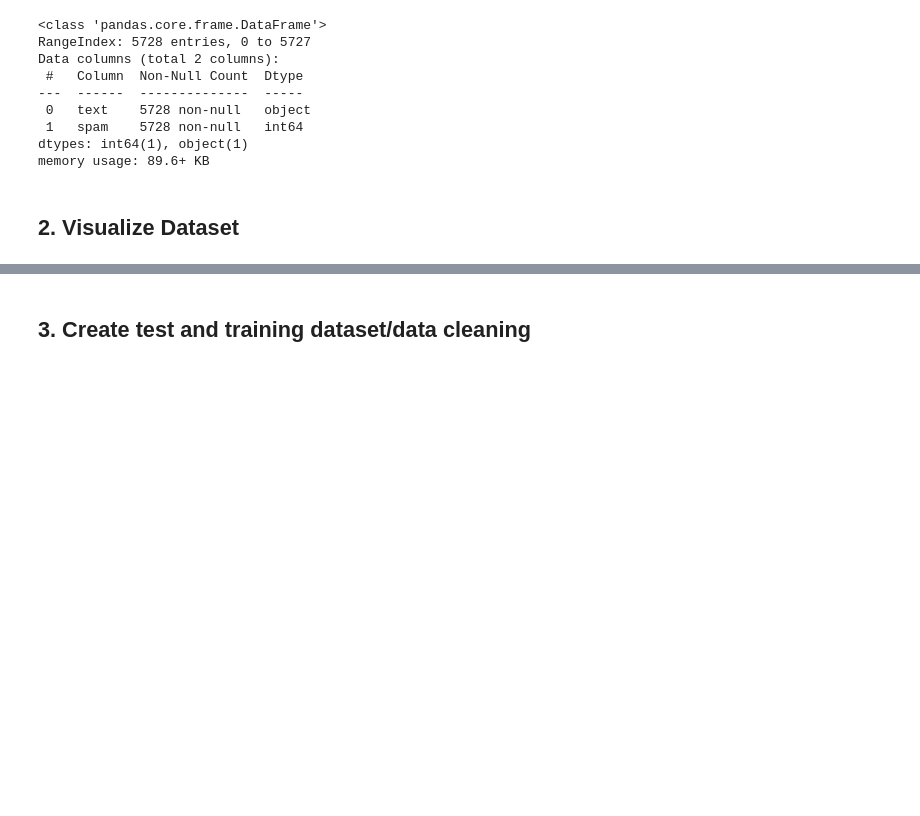
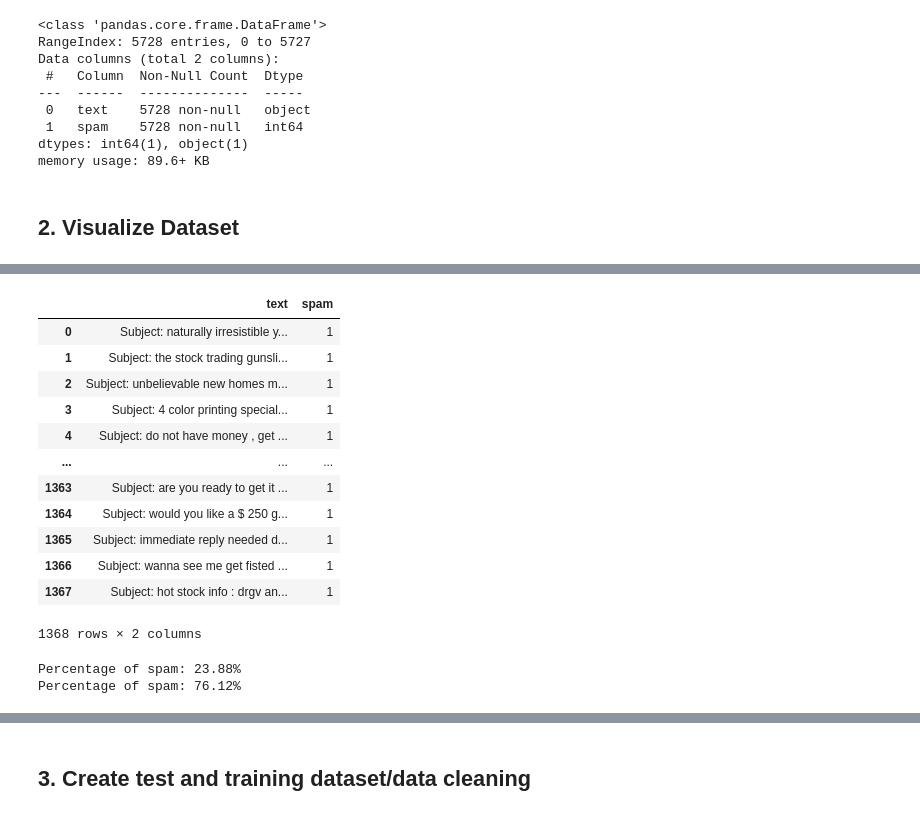
Before and after one commit to ahpmatias/NLP-spam-filter, a Jupyter notebook: Spam Classifier using Naive Bayes.ipynb, the cells around one changed output, grey strips where cells are left out. Saved outputs shown, nothing was run; the diff lists cells and outputs as text; code cells hidden in the pictures; blank space fills up the shorter version.

```diff
--- a/Spam Classifier using Naive Bayes.ipynb
+++ b/Spam Classifier using Naive Bayes.ipynb
@@ -56,0 +83,24 @@ memory usage: 89.6+ KB
+# %%
+spam_data
+# %% [output]
+|  | text | spam |
+| 0 | Subject: naturally irresistible y... | 1 |
+| 1 | Subject: the stock trading gunsli... | 1 |
+| 2 | Subject: unbelievable new homes m... | 1 |
+| 3 | Subject: 4 color printing special... | 1 |
+| 4 | Subject: do not have money , get ... | 1 |
+| ... | ... | ... |
+| 1363 | Subject: are you ready to get it ... | 1 |
+| 1364 | Subject: would you like a $ 250 g... | 1 |
+| 1365 | Subject: immediate reply needed d... | 1 |
+| 1366 | Subject: wanna see me get fisted ... | 1 |
+| 1367 | Subject: hot stock info : drgv an... | 1 |
+1368 rows × 2 columns
+# %%
+spam_percent = round((len(spam_data) / len(emails_df)) * 100, 2)
+ham_percent = 100 - spam_percent
+print(f'Percentage of spam: {spam_percent}%')
+print(f'Percentage of spam: {ham_percent}%')
+# %% [output]
+Percentage of spam: 23.88%
+Percentage of spam: 76.12%
```
Also changed, not shown: parts of 4 cells of this notebook.
